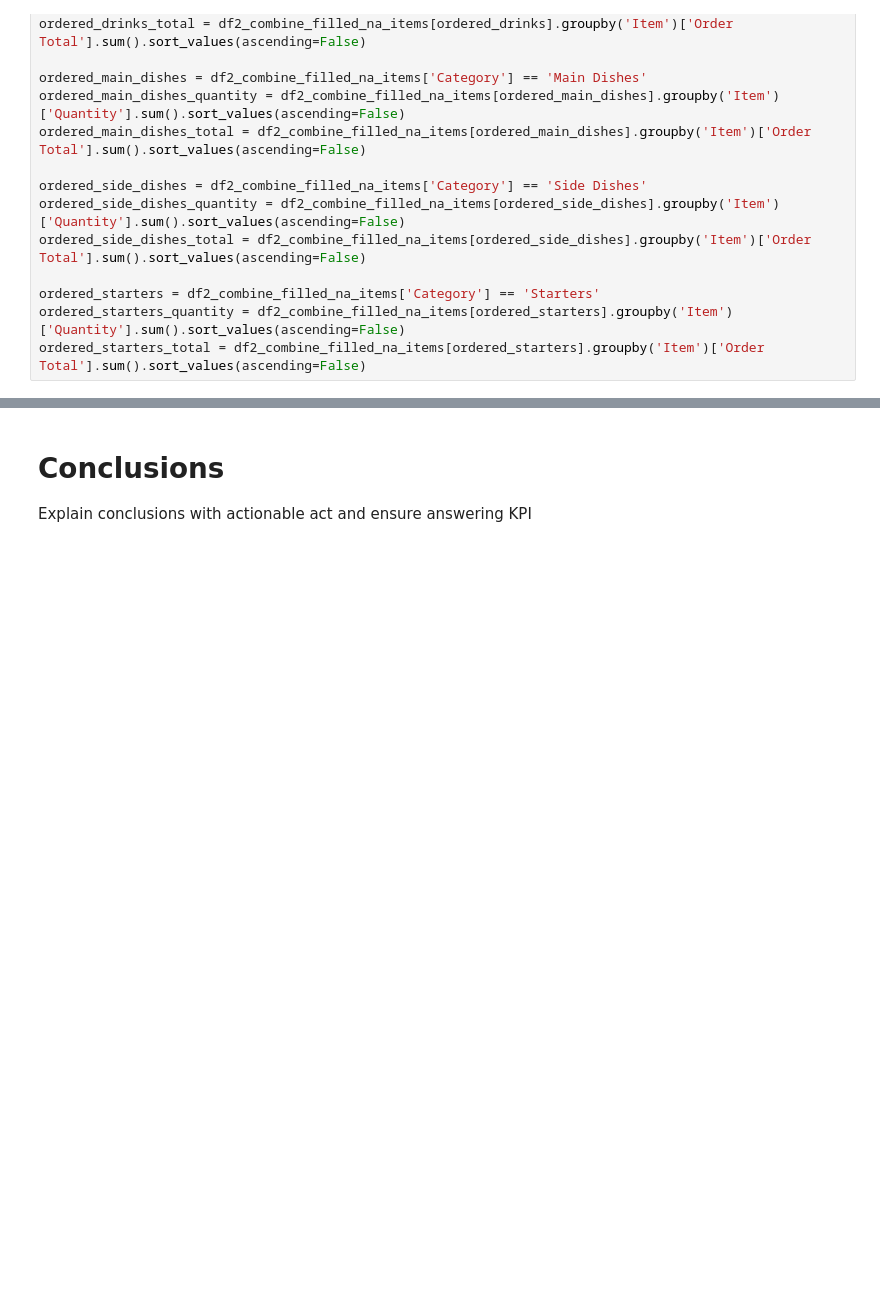
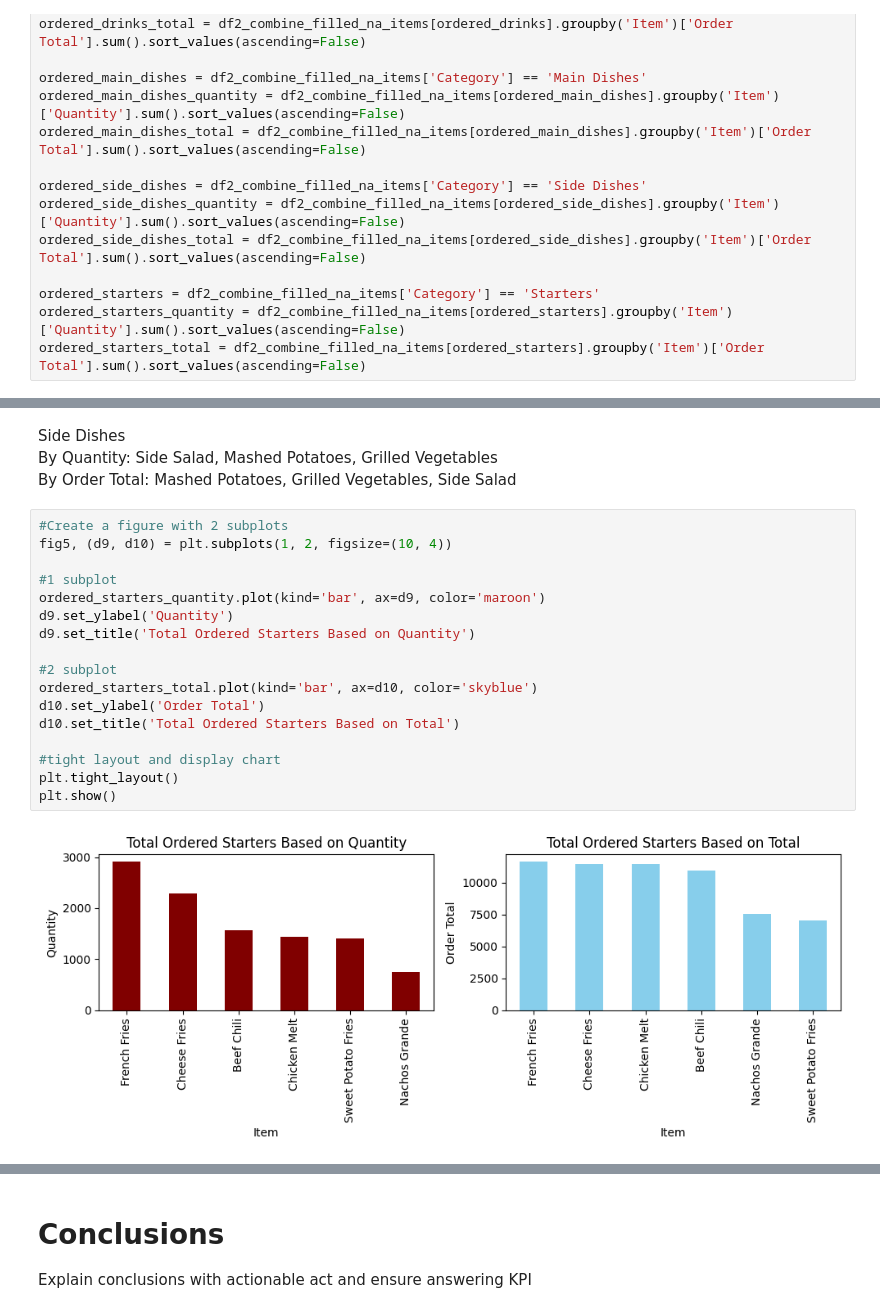
Before and after one commit to graveo-wicaksana/DA_restaurantSales, a Jupyter notebook: DA_restaurantSales.ipynb, the cells around one changed output, grey strips where cells are left out. Cells and saved outputs as stored; diff of their text form; blank space fills up the shorter version.

```diff
--- a/DA_restaurantSales.ipynb
+++ b/DA_restaurantSales.ipynb
@@ -581,0 +643,23 @@ plt.show()
+# %% [markdown]
+Side Dishes <br>
+By Quantity: Side Salad, Mashed Potatoes, Grilled Vegetables <br>
+By Order Total: Mashed Potatoes, Grilled Vegetables, Side Salad
+# %%
+#Create a figure with 2 subplots
+fig5, (d9, d10) = plt.subplots(1, 2, figsize=(10, 4))
+
+#1 subplot
+ordered_starters_quantity.plot(kind='bar', ax=d9, color='maroon')
+d9.set_ylabel('Quantity')
+d9.set_title('Total Ordered Starters Based on Quantity')
+
+#2 subplot
+ordered_starters_total.plot(kind='bar', ax=d10, color='skyblue')
+d10.set_ylabel('Order Total')
+d10.set_title('Total Ordered Starters Based on Total')
+
+#tight layout and display chart
+plt.tight_layout()
+plt.show()
+# %% [output]
+[figure, added]
```
Also changed, not shown: parts of 13 cells of this notebook.
